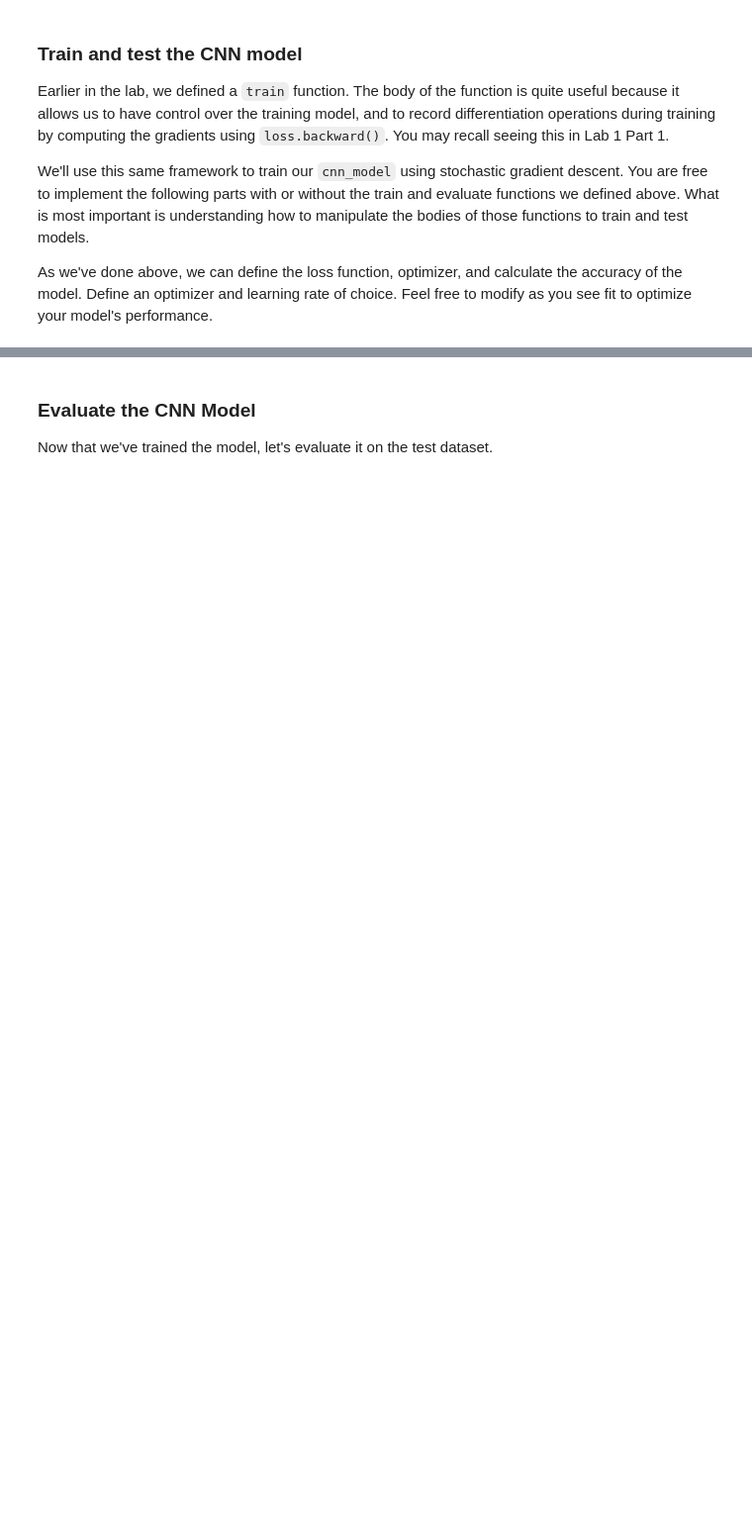
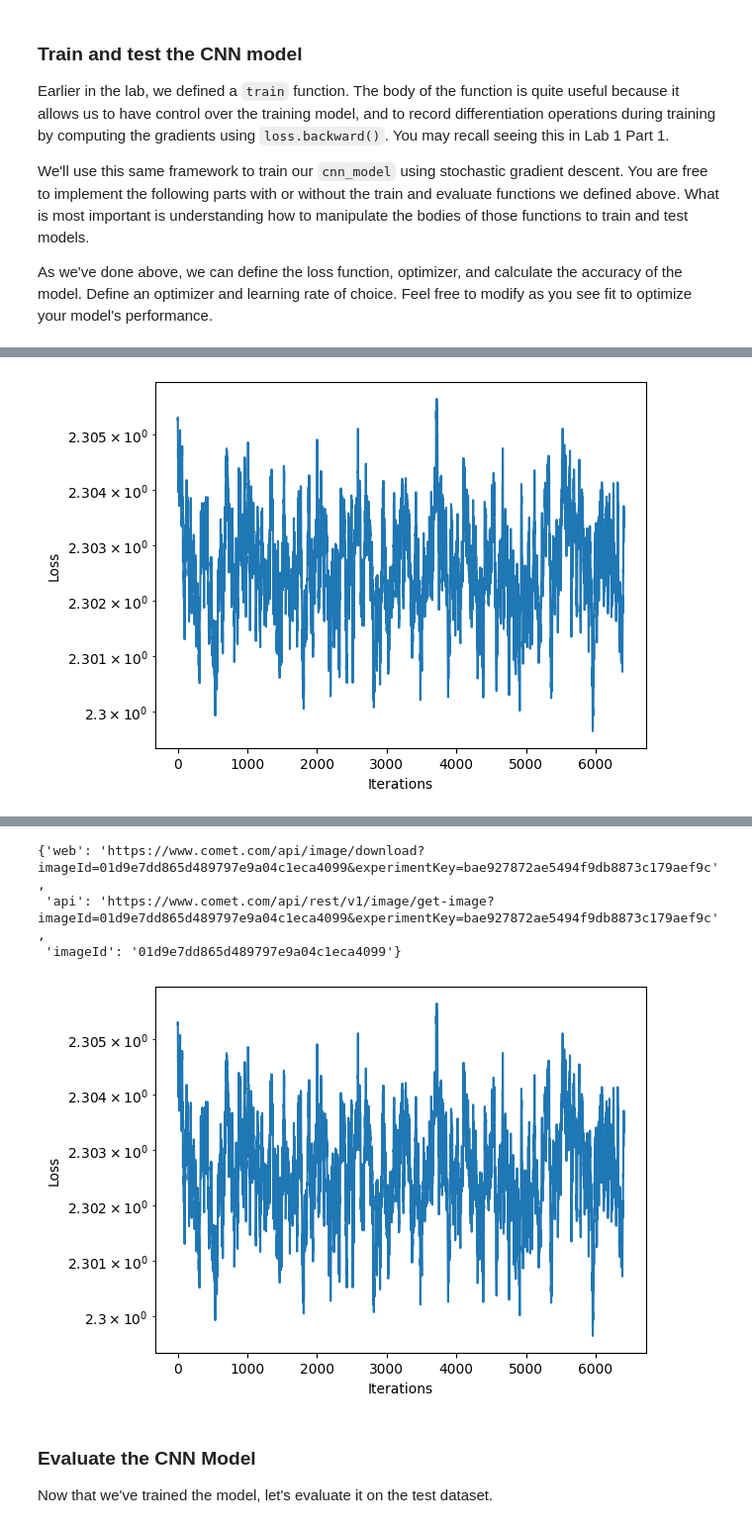
Before and after one commit to natydavid/introtodeeplearning_2025, a Jupyter notebook: lab2/PT_Part1_MNIST.ipynb, the cells around one changed output, grey strips where cells are left out. Shown: that part at 99% size. Drawn from its saved outputs; the diff is of its cells as text; code cells hidden in the pictures; blank space fills up the shorter version.

```diff
--- a/lab2/PT_Part1_MNIST.ipynb
+++ b/lab2/PT_Part1_MNIST.ipynb
@@ -342,16 +369,16 @@ class CNN(nn.Module):
     def __init__(self):
         super(CNN, self).__init__()
         # TODO: Define the first convolutional layer
-        self.conv1 = # TODO
+        self.conv1 = nn.Conv2d(1, 24, kernel_size=3, stride=1, padding=0)
 
         # TODO: Define the first max pooling layer
-        self.pool1 = # TODO
+        self.pool1 = nn.MaxPool2d(kernel_size=2, stride=2)
 
         # TODO: Define the second convolutional layer
-        self.conv2 = # TODO
+        self.conv2 = nn.Conv2d(24, 36, kernel_size=3, stride=1, padding=0)
 
         # TODO: Define the second max pooling layer
-        self.pool2 = # TODO
+        self.pool2 = nn.MaxPool2d(kernel_size=2, stride=2)
 
         self.flatten = nn.Flatten()
         self.fc1 = nn.Linear(36 * 5 * 5, 128)
@@ -359,7 +386,8 @@ class CNN(nn.Module):
 
         # TODO: Define the Linear layer that outputs the classification
         # logits over class labels. Remember that CrossEntropyLoss operates over logits.
-        self.fc2 = # TODO
+        self.fc2 = nn.Linear(128, 10)
+        # self.softmax = nn.Softmax(dim=1)
 
 
     def forward(self, x):
@@ -367,10 +395,14 @@ class CNN(nn.Module):
         x = self.conv1(x)
         x = self.relu(x)
         x = self.pool1(x)
-
-        # '''TODO: Implement the rest of forward pass of the model using the layers you have defined above'''
-        #     '''hint: this will involve another set of convolutional/pooling layers and then the linear layers'''
-        '''TODO'''
+        x = self.conv2(x)
+        x = self.relu(x)
+        x = self.pool2(x)
+        x = self.flatten(x)
+        x = self.fc1(x)
+        x = self.relu(x)
+        x = self.fc2(x)
+        # x = self.softmax(x)
 
         return x
 
@@ -397,11 +440,14 @@ cnn_model = CNN().to(device)
 # Define hyperparams
 batch_size = 64
 epochs = 7
-optimizer = optim.SGD(cnn_model.parameters(), lr=1e-2)
+optimizer = optim.SGD(cnn_model.parameters(), lr=1e-1)
 
 # TODO: instantiate the cross entropy loss function
-loss_function = # TODO
+loss_function = nn.CrossEntropyLoss()
 
 # Redefine trainloader with new batch size parameter (tweak as see fit if optimizing)
 trainset_loader = DataLoader(train_dataset, batch_size=batch_size, shuffle=True)
 testset_loader = DataLoader(test_dataset, batch_size=batch_size, shuffle=False)
+
+EPOCHS = 5
+train(cnn_model, trainset_loader, loss_function, optimizer, epochs) # TODO
@@ -429,32 +483,39 @@ for epoch in range(epochs):
 
         # Forward pass
         # TODO: feed the images into the model and obtain the predictions
-        logits = # TODO
+        logits = cnn_model(images)
+        optimizer.zero_grad()
 
         # TODO: compute the categorical cross entropy loss using the predicted logits
-        loss = # TODO
+        loss = loss_function(logits, labels)
+
+        # Backpropagate loss and update model parameters
+        loss.backward()
+        optimizer.step()
 
         # Get the loss and log it to comet and the loss_history record
         loss_value = loss.item()
         comet_model_2.log_metric("loss", loss_value, step=idx)
         loss_history.append(loss_value) # append the loss to the loss_history record
         plotter.plot(loss_history.get())
 
         # Backpropagation/backward pass
         '''TODO: Compute gradients for all model parameters and propagate backwads
             to update model parameters. remember to reset your optimizer!'''
         # TODO: reset optimizer
         # TODO: compute gradients
         # TODO: update model parameters
 
         # Get the prediction and tally metrics
         predicted = torch.argmax(logits, dim=1)
         correct_pred += (predicted == labels).sum().item()
         total_pred += labels.size(0)
 
     # Compute metrics
     total_epoch_loss = total_loss / total_pred
     epoch_accuracy = correct_pred / total_pred
     print(f"Epoch {epoch + 1}, Loss: {total_epoch_loss}, Accuracy: {epoch_accuracy:.4f}")
 
 comet_model_2.log_figure(figure=plt)
+# %% [output]
+[figure, added]
@@ -461,3 +523,7 @@ comet_model_2.log_figure(figure=plt)
+{'web': 'https://www.comet.com/api/image/download?imageId=01d9e7dd865d489797e9a04c1eca4099&experimentKey=bae927872ae5494f9db8873c179aef9c',
+ 'api': 'https://www.comet.com/api/rest/v1/image/get-image?imageId=01d9e7dd865d489797e9a04c1eca4099&experimentKey=bae927872ae5494f9db8873c179aef9c',
+ 'imageId': '01d9e7dd865d489797e9a04c1eca4099'}
+[figure, added]
 # %% [markdown]
 ### Evaluate the CNN Model
 
```
Also changed, not shown: parts of 12 cells of this notebook.
